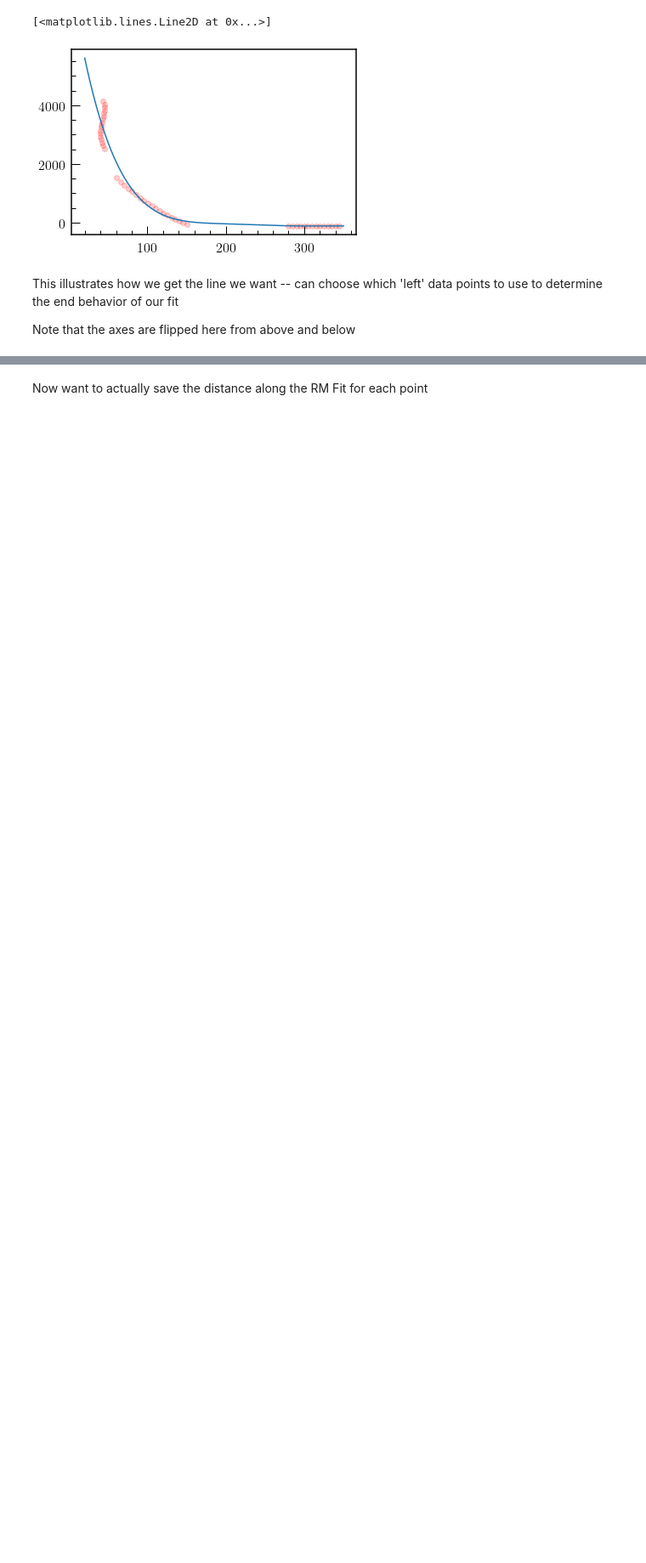
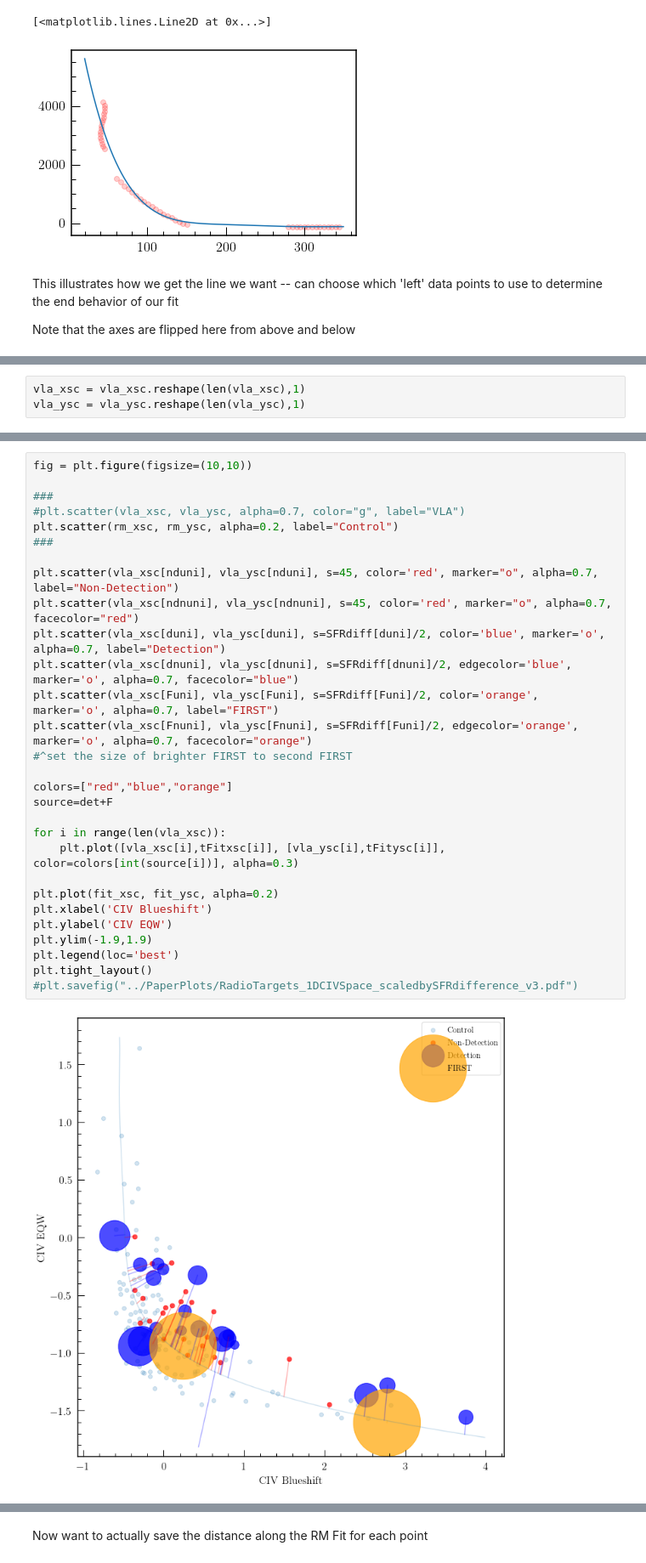
Before and after one commit to RichardsGroup/VLA2018b, a Jupyter notebook: RM_CIV_Ordering/RM_CIV_fit_wICA_v2.ipynb, the cells around one changed output, grey strips where cells are left out. Shown at 85% size. Saved outputs shown, nothing was run; the diff lists cells and outputs as text; blank space fills up the shorter version.

```diff
--- a/RM_CIV_Ordering/RM_CIV_fit_wICA_v2.ipynb
+++ b/RM_CIV_Ordering/RM_CIV_fit_wICA_v2.ipynb
@@ -362,0 +432,3 @@ All Data with fit: (330183, 2)
+# %%
+vla_xsc = vla_xsc.reshape(len(vla_xsc),1)
+vla_ysc = vla_ysc.reshape(len(vla_ysc),1)
@@ -362,0 +567,31 @@ All Data with fit: (330183, 2)
+# %%
+fig = plt.figure(figsize=(10,10))
+
+###
+#plt.scatter(vla_xsc, vla_ysc, alpha=0.7, color="g", label="VLA")
+plt.scatter(rm_xsc, rm_ysc, alpha=0.2, label="Control")
+###
+
+plt.scatter(vla_xsc[nduni], vla_ysc[nduni], s=45, color='red', marker="o", alpha=0.7, label="Non-Detection")
+plt.scatter(vla_xsc[ndnuni], vla_ysc[ndnuni], s=45, color='red', marker="o", alpha=0.7, facecolor="red")
+plt.scatter(vla_xsc[duni], vla_ysc[duni], s=SFRdiff[duni]/2, color='blue', marker='o', alpha=0.7, label="Detection")
+plt.scatter(vla_xsc[dnuni], vla_ysc[dnuni], s=SFRdiff[dnuni]/2, edgecolor='blue', marker='o', alpha=0.7, facecolor="blue")
+plt.scatter(vla_xsc[Funi], vla_ysc[Funi], s=SFRdiff[Funi]/2, color='orange', marker='o', alpha=0.7, label="FIRST")
+plt.scatter(vla_xsc[Fnuni], vla_ysc[Fnuni], s=SFRdiff[Funi]/2, edgecolor='orange', marker='o', alpha=0.7, facecolor="orange")
+#^set the size of brighter FIRST to second FIRST
+
+colors=["red","blue","orange"]
+source=det+F
+
+for i in range(len(vla_xsc)):
+    plt.plot([vla_xsc[i],tFitxsc[i]], [vla_ysc[i],tFitysc[i]], color=colors[int(source[i])], alpha=0.3)
+
+plt.plot(fit_xsc, fit_ysc, alpha=0.2)
+plt.xlabel('CIV Blueshift')
+plt.ylabel('CIV EQW')
+plt.ylim(-1.9,1.9)
+plt.legend(loc='best')
+plt.tight_layout()
+#plt.savefig("../PaperPlots/RadioTargets_1DCIVSpace_scaledbySFRdifference_v3.pdf")
+# %% [output]
+[figure, added]
```
Also changed, not shown: parts of 39 cells of this notebook.
